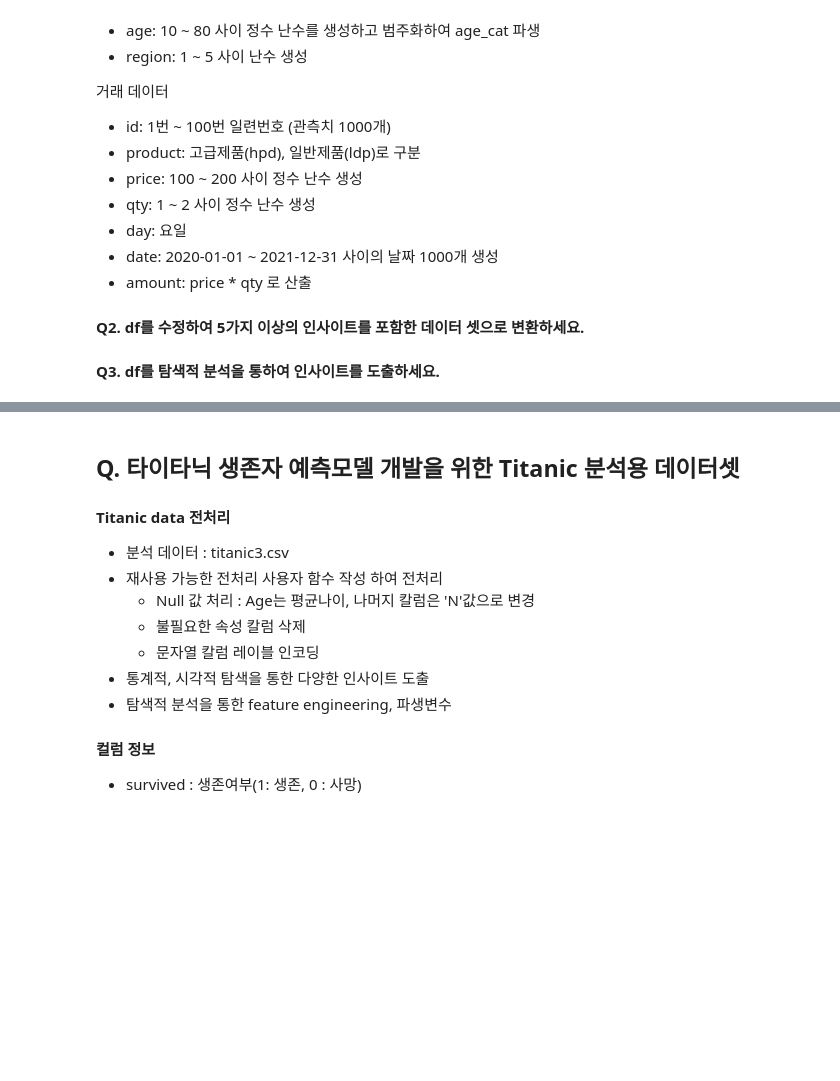
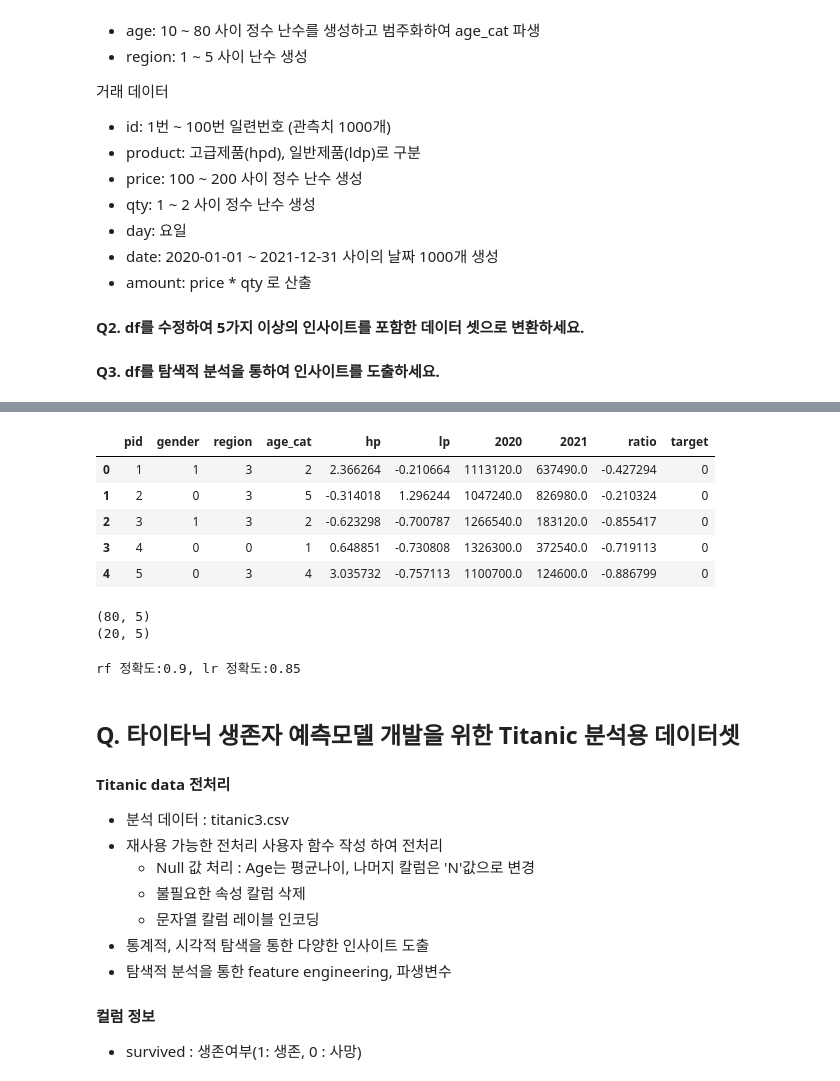
Before and after one commit to InChil2/Mac, a Jupyter notebook: 연습장.ipynb, the cells around one changed output, grey strips where cells are left out. Cells and saved outputs as stored; diff of their text form; code cells hidden in the pictures; blank space fills up the shorter version.

```diff
--- a/연습장.ipynb
+++ b/연습장.ipynb
@@ -23,0 +307,6 @@
+# %%
+df_y = pdf[['pid','year','amount']]
+pvt = pd.pivot_table(df_y,index='pid',columns='year',values='amount',aggfunc='sum')
+pvt = pvt.reset_index()
+pvt.columns.name = None
+pvt.isnull().sum()
@@ -23,0 +318,4 @@
+# %%
+pvt[2020].fillna(pvt[2020].mean(),inplace=True)
+pvt[2021].fillna(pvt[2021].mean(),inplace=True)
+pvt.info()
@@ -23,0 +333,3 @@
+# %%
+df = pd.merge(df,pvt,on='pid',how='outer')
+df.head()
@@ -23,0 +343,3 @@
+# %%
+df['ratio'] = (df[2021] - df[2020]) / df[2020]
+df.head()
@@ -23,0 +363,16 @@
+# %%
+def mkla(a,b):
+    if b >= a:
+        return 1
+    else :
+        return 0
+
+df['target'] = df.apply(lambda x : mkla(x[2020],x[2021]),axis=1)
+df.head()
+# %% [output]
+|  | pid | gender | region | age_cat | hp | lp | 2020 | 2021 | ratio | target |
+| 0 | 1 | 1 | 3 | 2 | 2.366264 | -0.210664 | 1113120.0 | 637490.0 | -0.427294 | 0 |
+| 1 | 2 | 0 | 3 | 5 | -0.314018 | 1.296244 | 1047240.0 | 826980.0 | -0.210324 | 0 |
+| 2 | 3 | 1 | 3 | 2 | -0.623298 | -0.700787 | 1266540.0 | 183120.0 | -0.855417 | 0 |
+| 3 | 4 | 0 | 0 | 1 | 0.648851 | -0.730808 | 1326300.0 | 372540.0 | -0.719113 | 0 |
+| 4 | 5 | 0 | 3 | 4 | 3.035732 | -0.757113 | 1100700.0 | 124600.0 | -0.886799 | 0 |
@@ -24,3 +382,42 @@
+# %%
+from sklearn import preprocessing
+from sklearn.model_selection import train_test_split
+
+# 독립변수, 종속변수 분리
+y_t_df = y # 종속변수
+X_t_df = x # 독립변수
+
+# 독립변수 정규화
+# X_t_df = preprocessing.StandardScaler().fit(X_t_df).transform(X_t_df)
+
+# 학습용 데이터와 평가용 데이터를 8:2 혹은 7:3으로 분리
+X_train, X_test, y_train, y_test = train_test_split(X_t_df, y_t_df, test_size = 0.2,
+                                                   random_state =11)
+
+print(X_train.shape)
+print(X_test.shape)
+# %% [output]
+(80, 5)
+(20, 5)
+# %%
+# 모델 학습 및 평가
+from sklearn.metrics import accuracy_score
+from sklearn.linear_model import LogisticRegression
+from sklearn.ensemble import RandomForestClassifier
+
+rf_model = RandomForestClassifier()
+rf_model.fit(X_train, y_train)
+rf_pred = rf_model.predict(X_test)
+accuracy_rf = accuracy_score(y_test, rf_pred).round(2)
+
+lr_model = LogisticRegression()
+lr_model.fit(X_train,y_train)
+lr_pred = lr_model.predict(X_test)
+accuracy_lr = accuracy_score(y_test,lr_pred).round(2)
+
+print('rf 정확도:{}, lr 정확도:{}'.format(accuracy_rf,accuracy_lr))
+# %% [output]
+rf 정확도:0.9, lr 정확도:0.85
 # %% [markdown]
 ## Q. 타이타닉 생존자 예측모델 개발을 위한 Titanic 분석용 데이터셋
 
```
Also changed, not shown: parts of 27 cells of this notebook, 9 other files.
